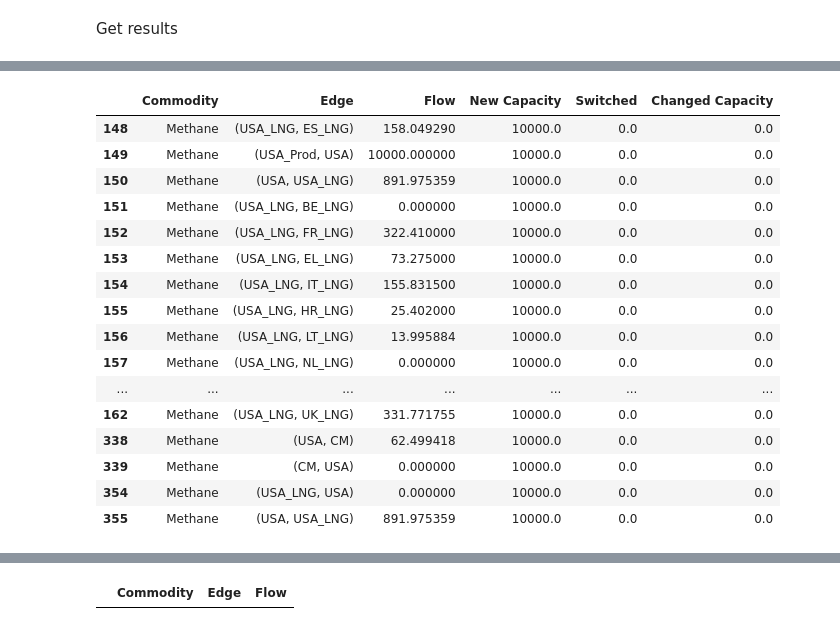
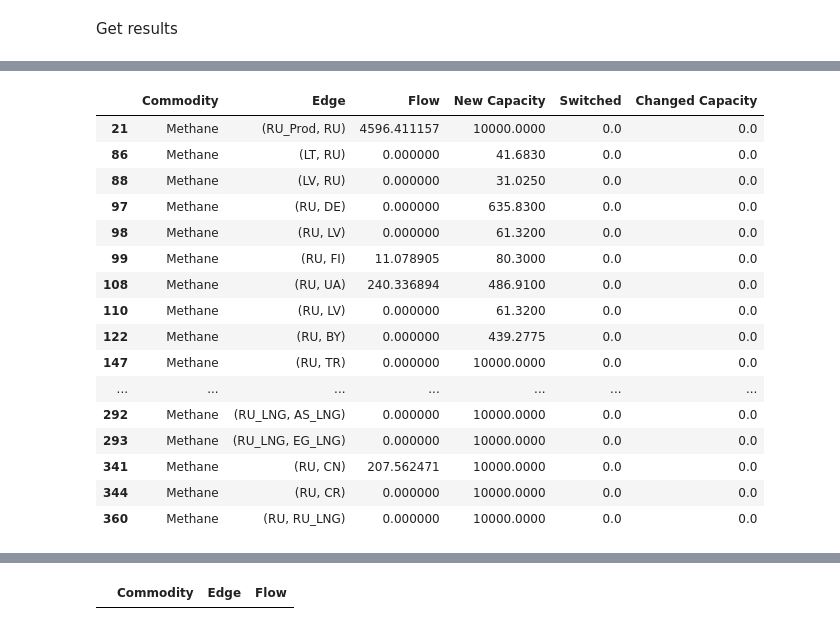
Before and after one commit to CSEI-EU/gas_infrastructure_model, a Jupyter notebook: 00_code_base/02_unidirectional/Russian_Case_and_LNG.ipynb, the cells around one changed output, grey strips where cells are left out. Drawn from its saved outputs; the diff is of its cells as text; code cells hidden in the pictures.

```diff
--- a/00_code_base/02_unidirectional/Russian_Case_and_LNG.ipynb
+++ b/00_code_base/02_unidirectional/Russian_Case_and_LNG.ipynb
@@ -324,29 +324,29 @@ result_supply_wo_ru_df
 | 2 | Methane | St | 0.000000 | 0.000000 | 0.000000 |
 # %%
-search_element = 'USA'  # Example search element to look for in the 'Edge' column
+search_element = 'RU'  # Example search element to look for in the 'Edge' column
 commodity = 'Methane'  # Example commodity to filter by (optional)
 
 # Call the function to filter the rows
 filtered_df = filter_rows_by_search_element_and_commodity(results_df, 'Edge', search_element, commodity)
 filtered_df
 # %% [output]
 |  | Commodity | Edge | Flow | New Capacity | Switched | Changed Capacity |
-| 148 | Methane | (USA_LNG, ES_LNG) | 158.049290 | 10000.0 | 0.0 | 0.0 |
-| 149 | Methane | (USA_Prod, USA) | 10000.000000 | 10000.0 | 0.0 | 0.0 |
-| 150 | Methane | (USA, USA_LNG) | 891.975359 | 10000.0 | 0.0 | 0.0 |
-| 151 | Methane | (USA_LNG, BE_LNG) | 0.000000 | 10000.0 | 0.0 | 0.0 |
-| 152 | Methane | (USA_LNG, FR_LNG) | 322.410000 | 10000.0 | 0.0 | 0.0 |
-| 153 | Methane | (USA_LNG, EL_LNG) | 73.275000 | 10000.0 | 0.0 | 0.0 |
-| 154 | Methane | (USA_LNG, IT_LNG) | 155.831500 | 10000.0 | 0.0 | 0.0 |
-| 155 | Methane | (USA_LNG, HR_LNG) | 25.402000 | 10000.0 | 0.0 | 0.0 |
-| 156 | Methane | (USA_LNG, LT_LNG) | 13.995884 | 10000.0 | 0.0 | 0.0 |
-| 157 | Methane | (USA_LNG, NL_LNG) | 0.000000 | 10000.0 | 0.0 | 0.0 |
+| 21 | Methane | (RU_Prod, RU) | 4596.411157 | 10000.0000 | 0.0 | 0.0 |
+| 86 | Methane | (LT, RU) | 0.000000 | 41.6830 | 0.0 | 0.0 |
+| 88 | Methane | (LV, RU) | 0.000000 | 31.0250 | 0.0 | 0.0 |
+| 97 | Methane | (RU, DE) | 0.000000 | 635.8300 | 0.0 | 0.0 |
+| 98 | Methane | (RU, LV) | 0.000000 | 61.3200 | 0.0 | 0.0 |
+| 99 | Methane | (RU, FI) | 11.078905 | 80.3000 | 0.0 | 0.0 |
+| 108 | Methane | (RU, UA) | 240.336894 | 486.9100 | 0.0 | 0.0 |
+| 110 | Methane | (RU, LV) | 0.000000 | 61.3200 | 0.0 | 0.0 |
+| 122 | Methane | (RU, BY) | 0.000000 | 439.2775 | 0.0 | 0.0 |
+| 147 | Methane | (RU, TR) | 0.000000 | 10000.0000 | 0.0 | 0.0 |
 | ... | ... | ... | ... | ... | ... | ... |
-| 162 | Methane | (USA_LNG, UK_LNG) | 331.771755 | 10000.0 | 0.0 | 0.0 |
-| 338 | Methane | (USA, CM) | 62.499418 | 10000.0 | 0.0 | 0.0 |
-| 339 | Methane | (CM, USA) | 0.000000 | 10000.0 | 0.0 | 0.0 |
-| 354 | Methane | (USA_LNG, USA) | 0.000000 | 10000.0 | 0.0 | 0.0 |
-| 355 | Methane | (USA, USA_LNG) | 891.975359 | 10000.0 | 0.0 | 0.0 |
+| 292 | Methane | (RU_LNG, AS_LNG) | 0.000000 | 10000.0000 | 0.0 | 0.0 |
+| 293 | Methane | (RU_LNG, EG_LNG) | 0.000000 | 10000.0000 | 0.0 | 0.0 |
+| 341 | Methane | (RU, CN) | 207.562471 | 10000.0000 | 0.0 | 0.0 |
+| 344 | Methane | (RU, CR) | 0.000000 | 10000.0000 | 0.0 | 0.0 |
+| 360 | Methane | (RU, RU_LNG) | 0.000000 | 10000.0000 | 0.0 | 0.0 |
 # %%
 search_element = 'RU'  # Example search element to look for in the 'Edge' column
 commodity = 'Methane'  # Example commodity to filter by (optional)
```
Also changed, not shown: parts of 6 cells of this notebook, 2 other files.
